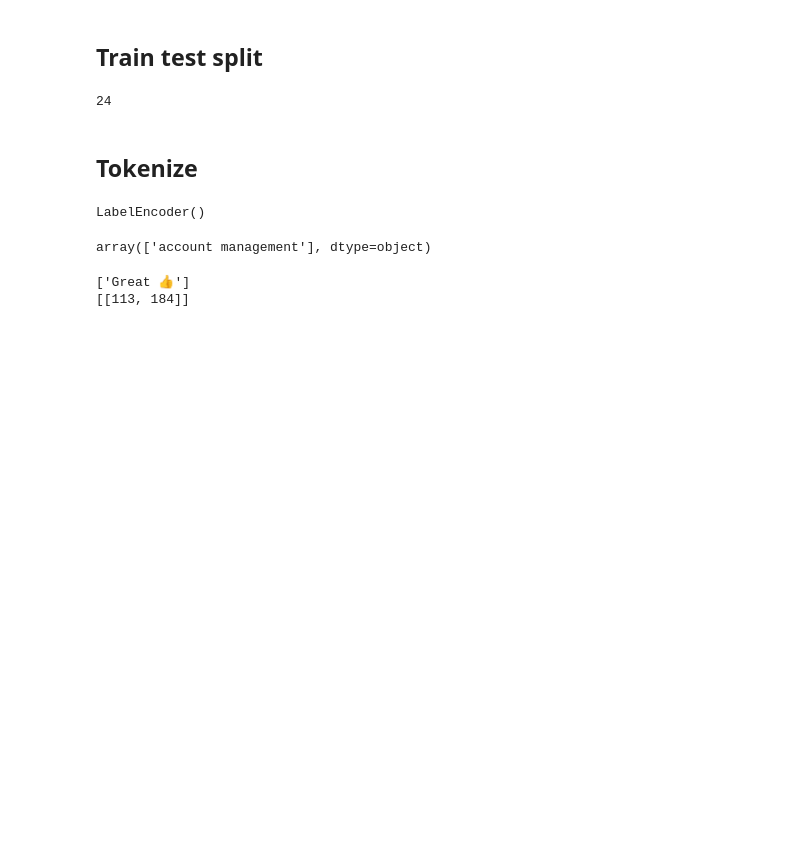
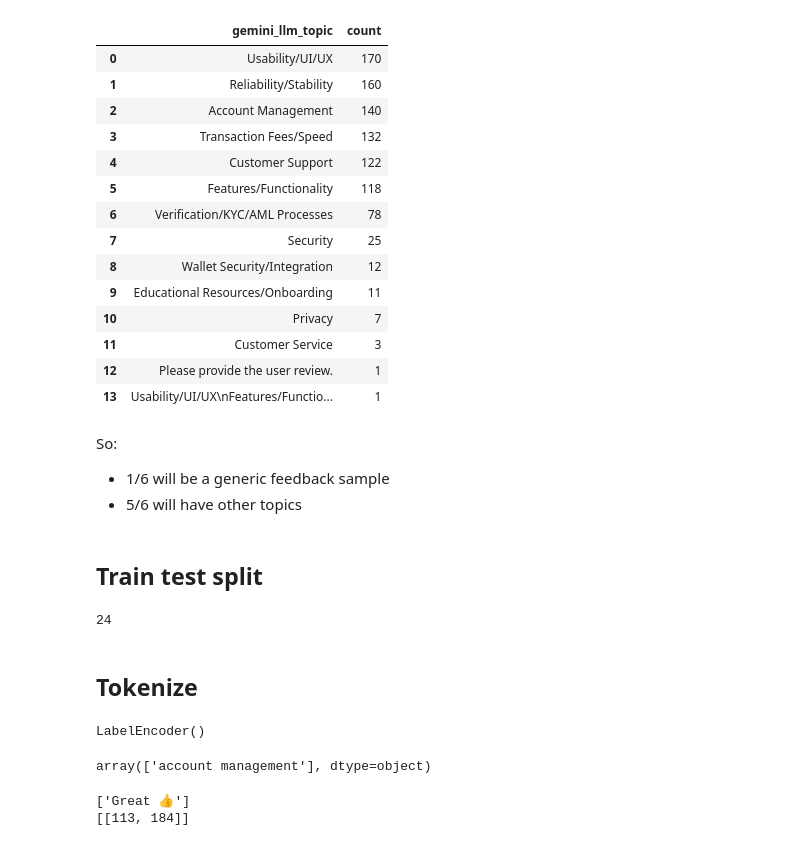
Before and after one commit to JJTorresDS/gptopic, a Jupyter notebook: 3-Topic validation.ipynb, the cells around one changed output. Drawn from its saved outputs; the diff is of its cells as text; code cells hidden in the pictures; blank space fills up the shorter version.

```diff
--- a/crypto_apps_topics_jonas.ipynb
+++ b/3-Topic validation.ipynb
@@ -371,0 +133,25 @@ Name: count, dtype: int64
+# %%
+generic = df_r["gemini_llm_topic"] == "Generic feedback"
+failed= df_r["gemini_llm_topic"] == "gemini failed to respond"
+# %%
+df_r[~generic & ~failed]["gemini_llm_topic"].value_counts().reset_index()
+# %% [output]
+|  | gemini_llm_topic | count |
+| 0 | Usability/UI/UX | 170 |
+| 1 | Reliability/Stability | 160 |
+| 2 | Account Management | 140 |
+| 3 | Transaction Fees/Speed | 132 |
+| 4 | Customer Support | 122 |
+| 5 | Features/Functionality | 118 |
+| 6 | Verification/KYC/AML Processes | 78 |
+| 7 | Security | 25 |
+| 8 | Wallet Security/Integration | 12 |
+| 9 | Educational Resources/Onboarding | 11 |
+| 10 | Privacy | 7 |
+| 11 | Customer Service | 3 |
+| 12 | Please provide the user review. | 1 |
+| 13 | Usability/UI/UX\nFeatures/Functio... | 1 |
+# %% [markdown]
+So:
+* 1/6 will be a generic feedback sample
+* 5/6 will have other topics
```
Also changed, not shown: parts of 79 cells of this notebook, 23 other files.
